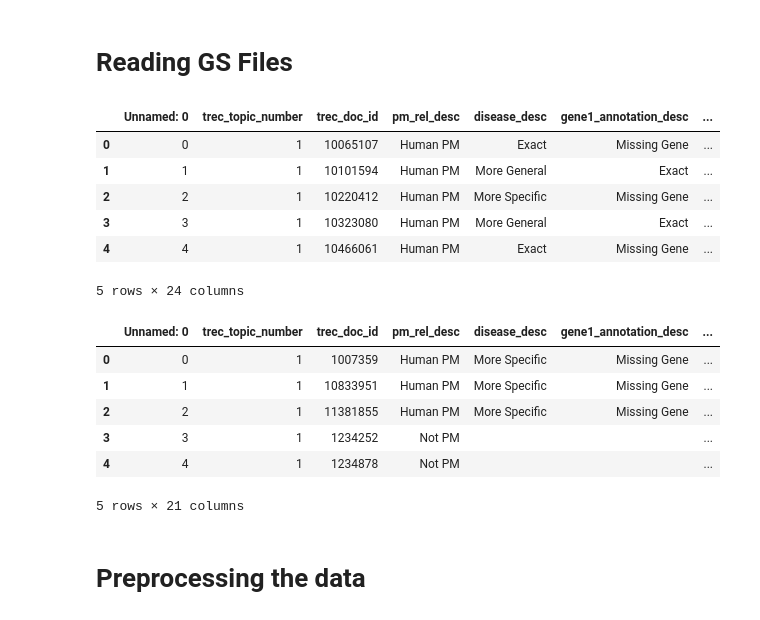
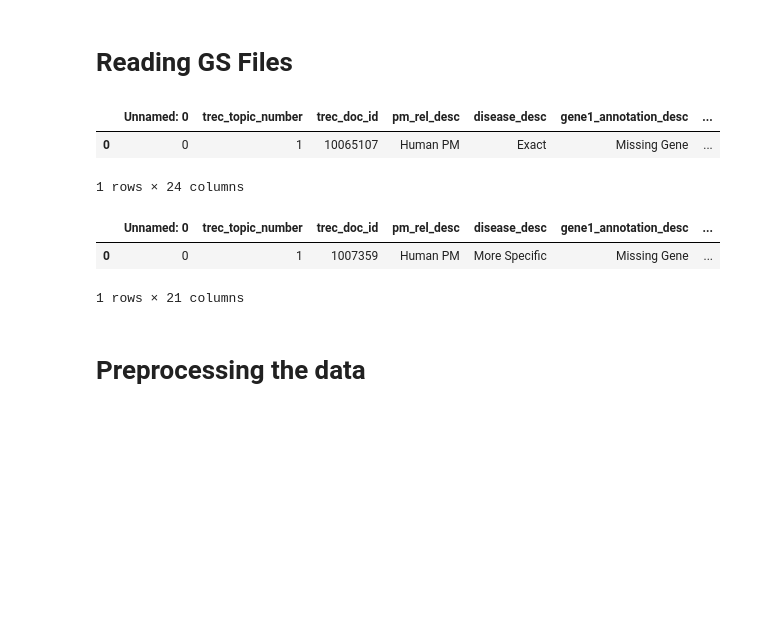
Before and after one commit to hyperlist/trec-pm, a Jupyter notebook: notebooks/L2R.ipynb, the cells around one changed output. Drawn from its saved outputs; the diff is of its cells as text; code cells hidden in the pictures; blank space fills up the shorter version.

```diff
--- a/notebooks/L2R.ipynb
+++ b/notebooks/L2R.ipynb
@@ -64,27 +66,19 @@ gsTestFile = join(join(gsPath, testYear),"20190111processedGoldStandardPub2018.t
 # %%
 trainData = pd.read_csv(gsTrainFile, sep = '\t', encoding='utf8', dtype={'trec_doc_id':object})
 trainData.fillna("", inplace=True)
-trainData.head()
+trainData.head(1)
 # %% [output]
 |  | Unnamed: 0 | trec_topic_number | trec_doc_id | pm_rel_desc | disease_desc | gene1_annotation_desc | ... |
 | 0 | 0 | 1 | 10065107 | Human PM | Exact | Missing Gene | ... |
-| 1 | 1 | 1 | 10101594 | Human PM | More General | Exact | ... |
-| 2 | 2 | 1 | 10220412 | Human PM | More Specific | Missing Gene | ... |
-| 3 | 3 | 1 | 10323080 | Human PM | More General | Exact | ... |
-| 4 | 4 | 1 | 10466061 | Human PM | Exact | Missing Gene | ... |
-5 rows × 24 columns
+1 rows × 24 columns
 # %%
 testValData = pd.read_csv(gsTestFile, sep = '\t', encoding='utf8', dtype={'trec_doc_id':object})
 testValData.fillna("", inplace=True)
-testValData.head()
+testValData.head(1)
 # %% [output]
 |  | Unnamed: 0 | trec_topic_number | trec_doc_id | pm_rel_desc | disease_desc | gene1_annotation_desc | ... |
 | 0 | 0 | 1 | 1007359 | Human PM | More Specific | Missing Gene | ... |
-| 1 | 1 | 1 | 10833951 | Human PM | More Specific | Missing Gene | ... |
-| 2 | 2 | 1 | 11381855 | Human PM | More Specific | Missing Gene | ... |
-| 3 | 3 | 1 | 1234252 | Not PM |  |  | ... |
-| 4 | 4 | 1 | 1234878 | Not PM |  |  | ... |
-5 rows × 21 columns
+1 rows × 21 columns
 # %% [markdown]
 # Preprocessing the data
 # %% [markdown]
```
Also changed, not shown: parts of 75 cells of this notebook.
